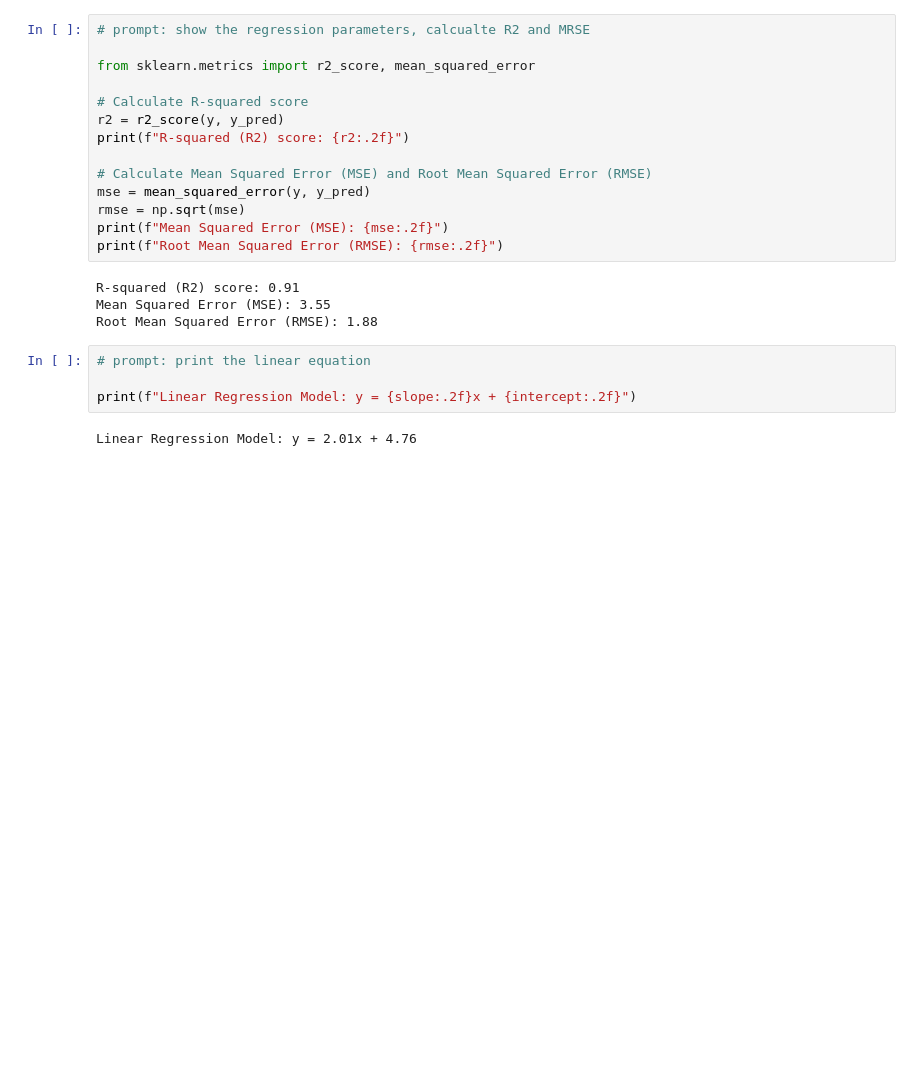
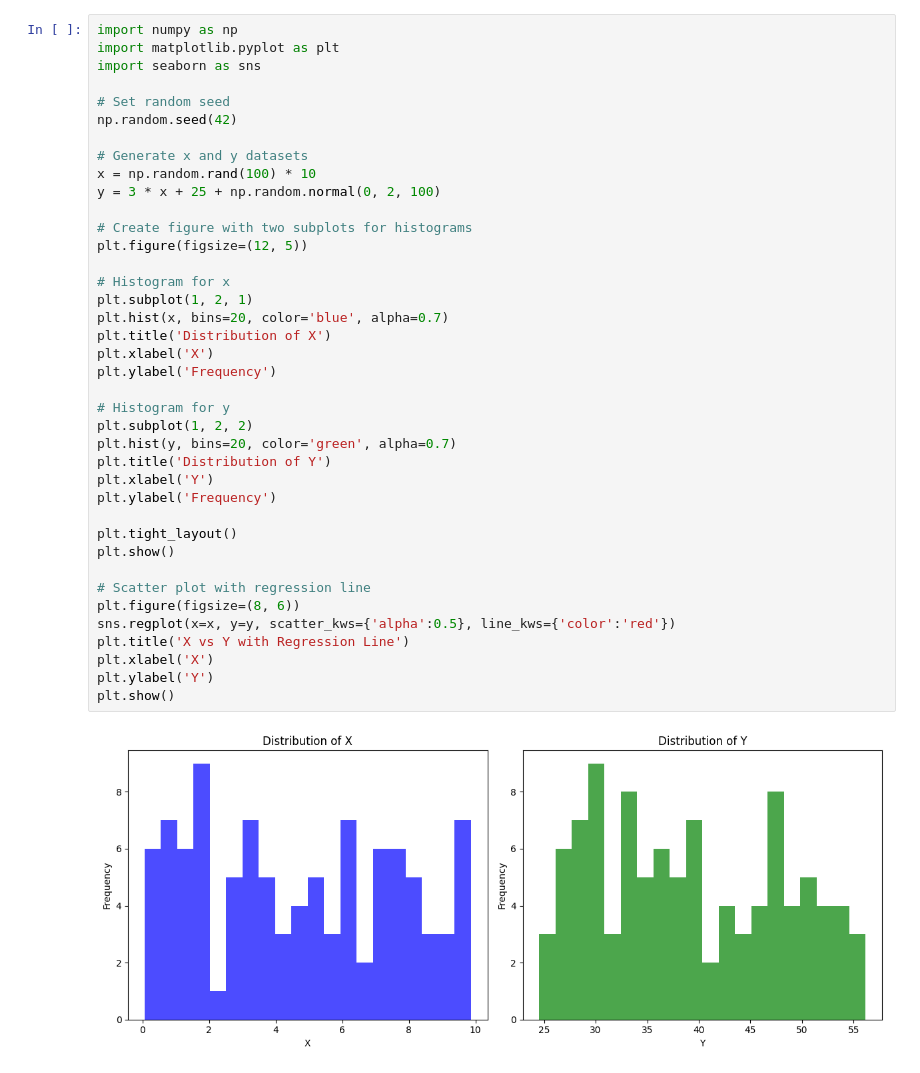
Before and after one commit to dissabnd/Applied-AI-in-Chemical-and-Process-Engineering, a Jupyter notebook: 1_vibecoding.ipynb, the cells around one changed output. Cells and saved outputs as stored; diff of their text form; blank space fills up the shorter version.

```diff
--- a/1_vibecoding.ipynb
+++ b/1_vibecoding.ipynb
@@ -89,24 +27,41 @@ Linear Regression Model: y = 2.01x + 4.76
-# %%
-# prompt: show the regression parameters, calcualte R2 and MRSE
-
-from sklearn.metrics import r2_score, mean_squared_error
-
-# Calculate R-squared score
-r2 = r2_score(y, y_pred)
-print(f"R-squared (R2) score: {r2:.2f}")
-
-# Calculate Mean Squared Error (MSE) and Root Mean Squared Error (RMSE)
-mse = mean_squared_error(y, y_pred)
-rmse = np.sqrt(mse)
-print(f"Mean Squared Error (MSE): {mse:.2f}")
-print(f"Root Mean Squared Error (RMSE): {rmse:.2f}")
-# %% [output]
-R-squared (R2) score: 0.91
-Mean Squared Error (MSE): 3.55
-Root Mean Squared Error (RMSE): 1.88
-# %%
-# prompt: print the linear equation
-
-print(f"Linear Regression Model: y = {slope:.2f}x + {intercept:.2f}")
-# %% [output]
-Linear Regression Model: y = 2.01x + 4.76
+# %%
+import numpy as np
+import matplotlib.pyplot as plt
+import seaborn as sns
+
+# Set random seed
+np.random.seed(42)
+
+# Generate x and y datasets
+x = np.random.rand(100) * 10
+y = 3 * x + 25 + np.random.normal(0, 2, 100)
+
+# Create figure with two subplots for histograms
+plt.figure(figsize=(12, 5))
+
+# Histogram for x
+plt.subplot(1, 2, 1)
+plt.hist(x, bins=20, color='blue', alpha=0.7)
+plt.title('Distribution of X')
+plt.xlabel('X')
+plt.ylabel('Frequency')
+
+# Histogram for y
+plt.subplot(1, 2, 2)
+plt.hist(y, bins=20, color='green', alpha=0.7)
+plt.title('Distribution of Y')
+plt.xlabel('Y')
+plt.ylabel('Frequency')
+
+plt.tight_layout()
+plt.show()
+
+# Scatter plot with regression line
+plt.figure(figsize=(8, 6))
+sns.regplot(x=x, y=y, scatter_kws={'alpha':0.5}, line_kws={'color':'red'})
+plt.title('X vs Y with Regression Line')
+plt.xlabel('X')
+plt.ylabel('Y')
+plt.show()
+# %% [output]
+[figure, added]
```
Also changed, not shown: parts of 6 cells of this notebook.
